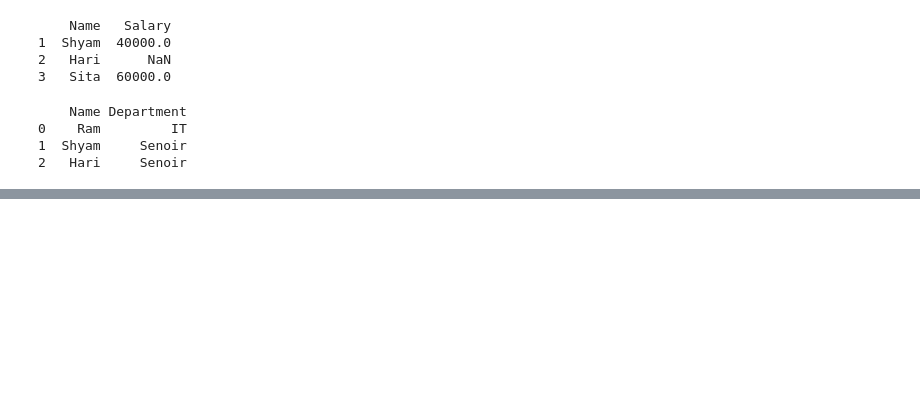
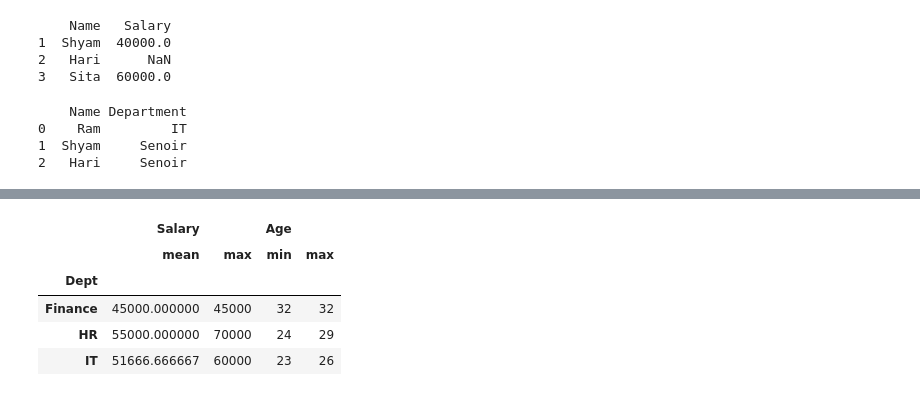
Before and after one commit to pawanbhul/Pandas, a Jupyter notebook: PandasEx.ipynb, the cells around one changed output, grey strips where cells are left out. Drawn from its saved outputs; the diff is of its cells as text; code cells hidden in the pictures; blank space fills up the shorter version.

```diff
--- a/PandasEx.ipynb
+++ b/PandasEx.ipynb
@@ -406,0 +627,8 @@ print(df)
+# %%
+df=pd.DataFrame({
+    "Name":["Pawan","Santosh","Naresh","Dammer","Nirmal","Pradeep"],
+    "Dept":["IT","HR","IT","Finance","HR","IT"],
+    "Salary":["50000","40000","60000","45000","70000","45000"],
+    "Age":["23","24","25","32","29","26"]
+})
+print(df)
@@ -406,0 +674,5 @@ print(df)
+# %%
+df["Salary"] = df["Salary"].astype(int)   # changing into int
+df["Age"] = df["Age"].astype(int)         # changing into int
+print(df)
+print(df.dtypes)                     # checking data type
@@ -406,0 +724,12 @@ print(df)
+# %%
+df.groupby("Dept").agg({
+    "Salary":["mean","max"],
+    "Age":["min","max"]
+})
+# %% [output]
+|  | Salary |  | Age |  |
+|  | mean | max | min | max |
+| Dept |  |  |  |  |
+| Finance | 45000.000000 | 45000 | 32 | 32 |
+| HR | 55000.000000 | 70000 | 24 | 29 |
+| IT | 51666.666667 | 60000 | 23 | 26 |
```
Also changed, not shown: parts of 46 cells of this notebook, 3 other files.
